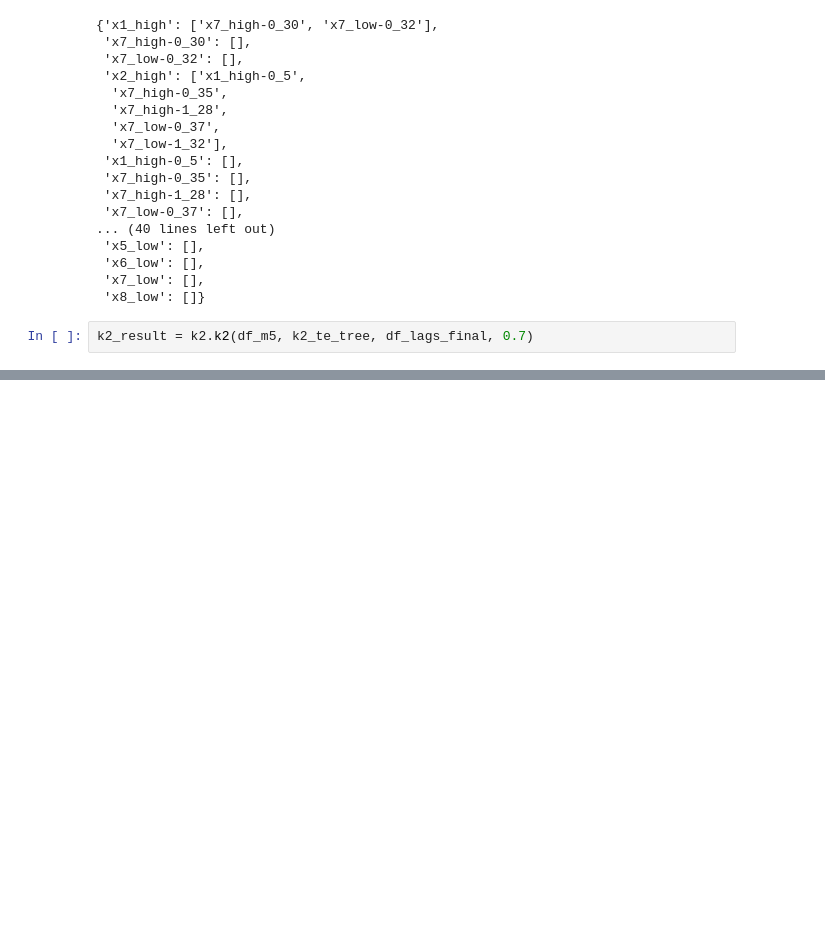
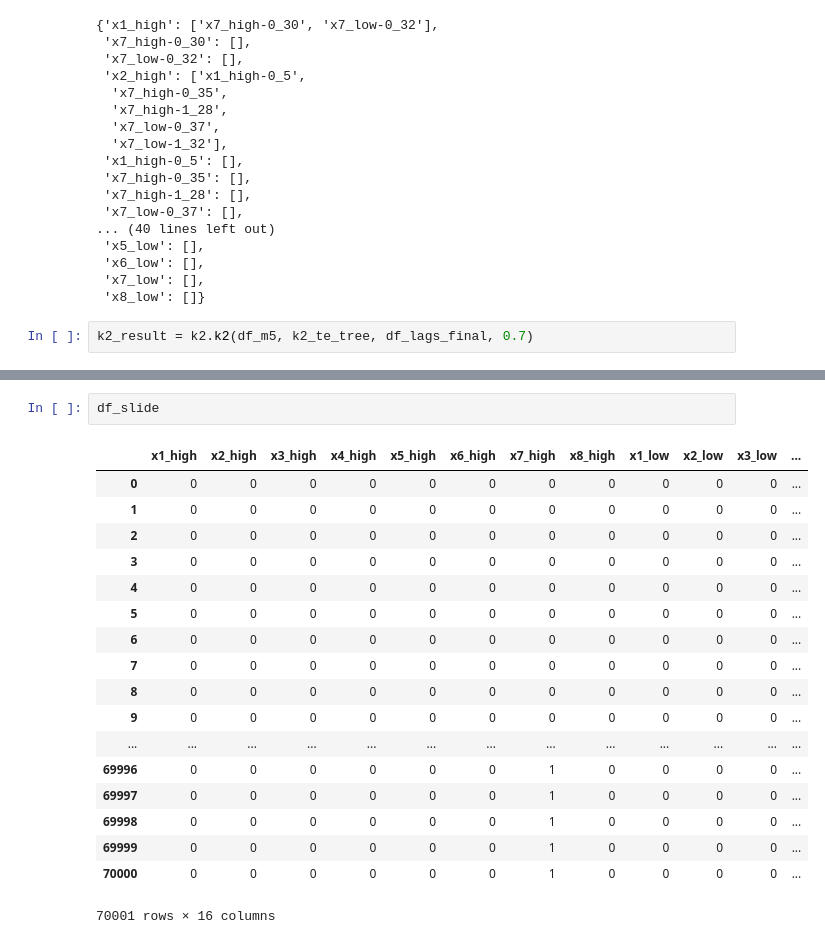
Before and after one commit to ruteee/pesquisa, a Jupyter notebook: i3e_case.ipynb, the cells around one changed output, grey strips where cells are left out. Saved outputs shown, nothing was run; the diff lists cells and outputs as text; blank space fills up the shorter version.

```diff
--- a/i3e_case.ipynb
+++ b/i3e_case.ipynb
@@ -124,0 +214,21 @@ df_te_m5_ac = pd.DataFrame(data = te.generate_aciclic_graph(df_te_m5.as_matrix()
+# %%
+df_slide
+# %% [output]
+|  | x1_high | x2_high | x3_high | x4_high | x5_high | x6_high | x7_high | x8_high | x1_low | x2_low | x3_low | ... |
+| 0 | 0 | 0 | 0 | 0 | 0 | 0 | 0 | 0 | 0 | 0 | 0 | ... |
+| 1 | 0 | 0 | 0 | 0 | 0 | 0 | 0 | 0 | 0 | 0 | 0 | ... |
+| 2 | 0 | 0 | 0 | 0 | 0 | 0 | 0 | 0 | 0 | 0 | 0 | ... |
+| 3 | 0 | 0 | 0 | 0 | 0 | 0 | 0 | 0 | 0 | 0 | 0 | ... |
+| 4 | 0 | 0 | 0 | 0 | 0 | 0 | 0 | 0 | 0 | 0 | 0 | ... |
+| 5 | 0 | 0 | 0 | 0 | 0 | 0 | 0 | 0 | 0 | 0 | 0 | ... |
+| 6 | 0 | 0 | 0 | 0 | 0 | 0 | 0 | 0 | 0 | 0 | 0 | ... |
+| 7 | 0 | 0 | 0 | 0 | 0 | 0 | 0 | 0 | 0 | 0 | 0 | ... |
+| 8 | 0 | 0 | 0 | 0 | 0 | 0 | 0 | 0 | 0 | 0 | 0 | ... |
+| 9 | 0 | 0 | 0 | 0 | 0 | 0 | 0 | 0 | 0 | 0 | 0 | ... |
+| ... | ... | ... | ... | ... | ... | ... | ... | ... | ... | ... | ... | ... |
+| 69996 | 0 | 0 | 0 | 0 | 0 | 0 | 1 | 0 | 0 | 0 | 0 | ... |
+| 69997 | 0 | 0 | 0 | 0 | 0 | 0 | 1 | 0 | 0 | 0 | 0 | ... |
+| 69998 | 0 | 0 | 0 | 0 | 0 | 0 | 1 | 0 | 0 | 0 | 0 | ... |
+| 69999 | 0 | 0 | 0 | 0 | 0 | 0 | 1 | 0 | 0 | 0 | 0 | ... |
+| 70000 | 0 | 0 | 0 | 0 | 0 | 0 | 1 | 0 | 0 | 0 | 0 | ... |
+70001 rows × 16 columns
```
Also changed, not shown: parts of 11 cells of this notebook, 11 other files.
